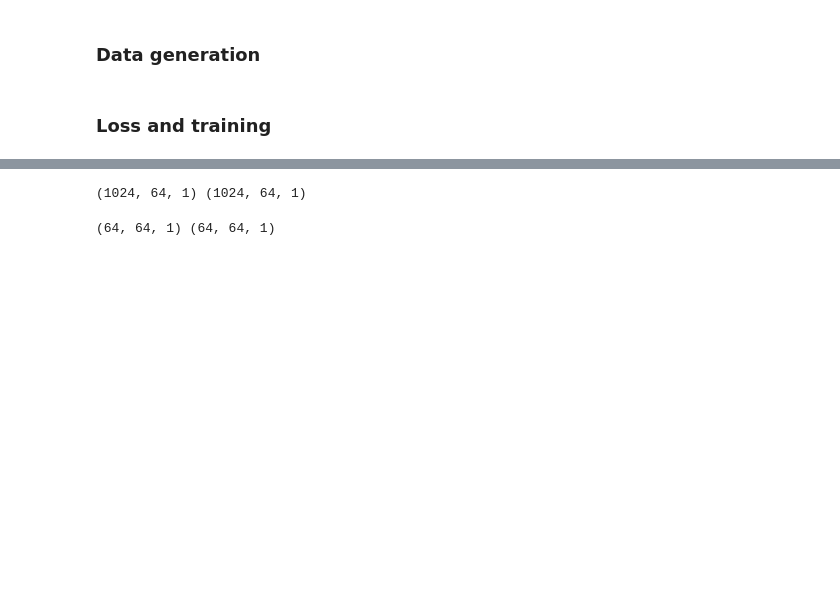
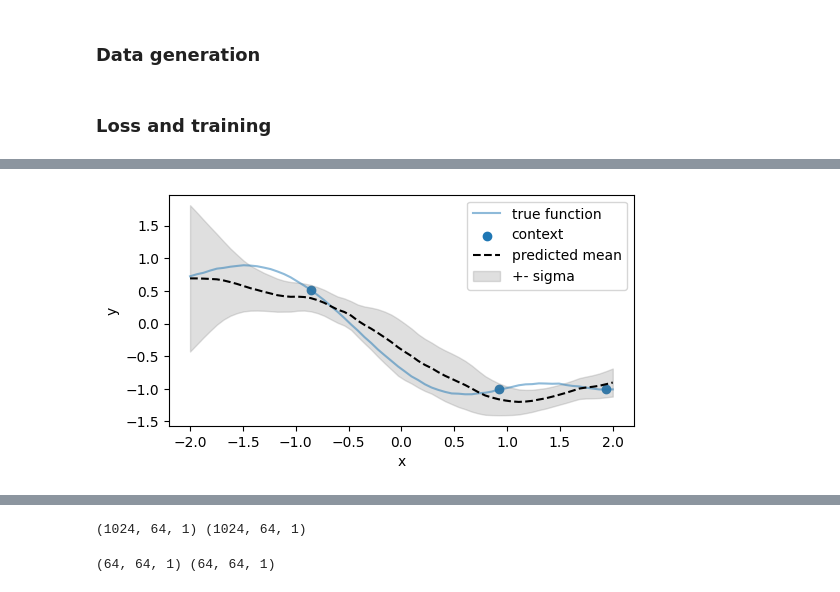
Before and after one commit to sscivier/neural-process-example, a Jupyter notebook: cnp_example.ipynb, the cells around one changed output, grey strips where cells are left out. Drawn from its saved outputs; the diff is of its cells as text; code cells hidden in the pictures; blank space fills up the shorter version.

```diff
--- a/cnp_example.ipynb
+++ b/cnp_example.ipynb
@@ -88,7 +88,7 @@ class ConvNet(eqx.Module):
 
         self.linear_1 = eqx.nn.Linear(
             in_features=outer_layers[0],
-            out_features=128,
+            out_features=64,
             key=subkeys[0],
         )
         self.conv_1 = eqx.nn.Conv(
@@ -114,7 +114,7 @@ class ConvNet(eqx.Module):
             stride=2,
         )
         self.linear_2 = eqx.nn.Linear(
-            in_features=960,
+            in_features=448,
             out_features=128,
             key=subkeys[3],
         )
@@ -448,0 +518,11 @@ def train(
+# %%
+key, *subkeys = jax.random.split(key, 3)
+
+encoder = ConvNet([2, 128], subkeys[0])
+decoder = ConvNet([129, 2], subkeys[1])
+
+model = CNP(encoder, decoder)
+
+model = eqx.tree_deserialise_leaves('./trained-models/model.eqx', model)
+
+print(model)
@@ -448,0 +547,23 @@ def train(
+# %%
+y_preds = model(
+    x_context=x_context[:, :3, :],
+    y_context=y_context[:, :3, :],
+    x_target=x,
+)
+
+y_mu = jnp.squeeze(y_preds.mean)
+y_sigma = jnp.squeeze(jnp.sqrt(y_preds.variance))
+# %%
+fig, ax = plt.subplots(figsize=(6, 3))
+
+ax.plot(x_plot, y_plot, alpha=0.5, label='true function')
+ax.scatter(x_context[0, :3, 0], y_context[0, :3, 0], label='context')
+ax.plot(x_plot, y_mu, c='k', ls='--', label='predicted mean')
+ax.fill_between(x_plot, y_mu - y_sigma, y_mu + y_sigma, color='grey', alpha=0.25, label="+- sigma")
+ax.set_xlabel('x')
+ax.set_ylabel('y')
+
+ax.legend()
+plt.show()
+# %% [output]
+[figure, added]
```
Also changed, not shown: parts of 8 cells of this notebook.
